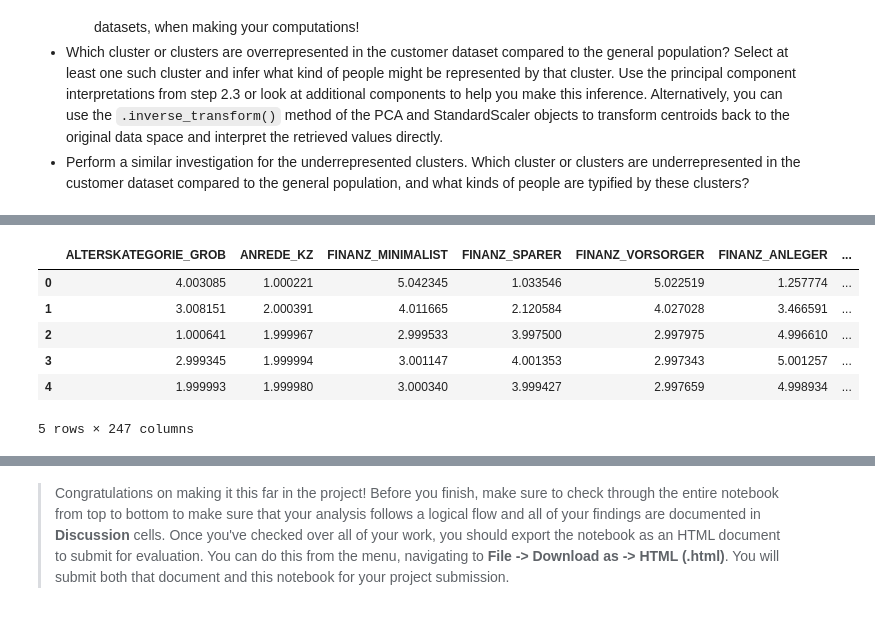
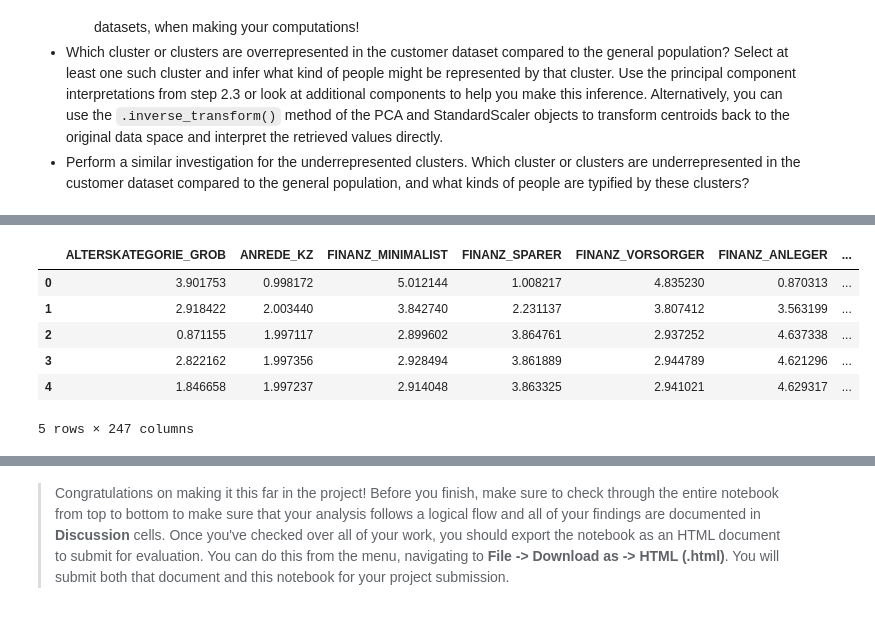
Before and after one commit to MarcoCaglia/customer_segments_udacity, a Jupyter notebook: Identify_Customer_Segments.ipynb, the cells around one changed output, grey strips where cells are left out. Cells and saved outputs as stored; diff of their text form; code cells hidden in the pictures.

```diff
--- a/Identify_Customer_Segments.ipynb
+++ b/Identify_Customer_Segments.ipynb
@@ -642,7 +646,8 @@ assert train_df.isnull().sum().sum() == 0
 COUNTER: 0
 # %%
 # Apply feature scaling to the general population demographics data.
-train_df_scaled = MinMaxScaler().fit_transform(train_df)
+scaler = MinMaxScaler()
+train_df_scaled = scaler.fit_transform(train_df)
 # %% [markdown]
 ### Discussion 2.1: Apply Feature Scaling
 
@@ -836,9 +840,7 @@ customers = pd.read_csv('Udacity_CUSTOMERS_Subset.csv',delimiter=';')
 # demographics onto the customer data, obtaining cluster predictions for the
 # customer demographics data.
 customer_df = clean_data(customers)
-pca_customer = PCA(n_components=100)
-scaler_customer = MinMaxScaler()
-customer_df_processed = make_pipeline(scaler_customer,pca_customer).fit_transform(customer_df)
+customer_df_processed = make_pipeline(scaler,pca).transform(customer_df)
 yhat_customers = kMeans_final.predict(customer_df_processed)
 
 print(customer_df_processed.shape)
@@ -907,17 +909,17 @@ cluster_of_underrepresentation = comparison_result.loc[:,'Delta'].idxmin()
 # %%
 # Reverse Engineer the customer data frame
 
-re_customer_matrix = make_pipeline(scaler_customer,pca_customer).inverse_transform(customer_df_processed)
+re_customer_matrix = make_pipeline(scaler,pca).inverse_transform(customer_df_processed)
 re_customer_df = pd.DataFrame(re_customer_matrix,columns=customer_df.columns)
 re_customer_df['Cluster'] = yhat_customers
 re_customer_df.head()
 # %% [output]
 |  | ALTERSKATEGORIE_GROB | ANREDE_KZ | FINANZ_MINIMALIST | FINANZ_SPARER | FINANZ_VORSORGER | FINANZ_ANLEGER | ... |
-| 0 | 4.003085 | 1.000221 | 5.042345 | 1.033546 | 5.022519 | 1.257774 | ... |
-| 1 | 3.008151 | 2.000391 | 4.011665 | 2.120584 | 4.027028 | 3.466591 | ... |
-| 2 | 1.000641 | 1.999967 | 2.999533 | 3.997500 | 2.997975 | 4.996610 | ... |
-| 3 | 2.999345 | 1.999994 | 3.001147 | 4.001353 | 2.997343 | 5.001257 | ... |
-| 4 | 1.999993 | 1.999980 | 3.000340 | 3.999427 | 2.997659 | 4.998934 | ... |
+| 0 | 3.901753 | 0.998172 | 5.012144 | 1.008217 | 4.835230 | 0.870313 | ... |
+| 1 | 2.918422 | 2.003440 | 3.842740 | 2.231137 | 3.807412 | 3.563199 | ... |
+| 2 | 0.871155 | 1.997117 | 2.899602 | 3.864761 | 2.937252 | 4.637338 | ... |
+| 3 | 2.822162 | 1.997356 | 2.928494 | 3.861889 | 2.944789 | 4.621296 | ... |
+| 4 | 1.846658 | 1.997237 | 2.914048 | 3.863325 | 2.941021 | 4.629317 | ... |
 5 rows × 247 columns
 # %%
 # What kinds of people are part of a cluster that is overrepresented in the
```
Also changed, not shown: parts of 8 cells of this notebook, 1 other file.
